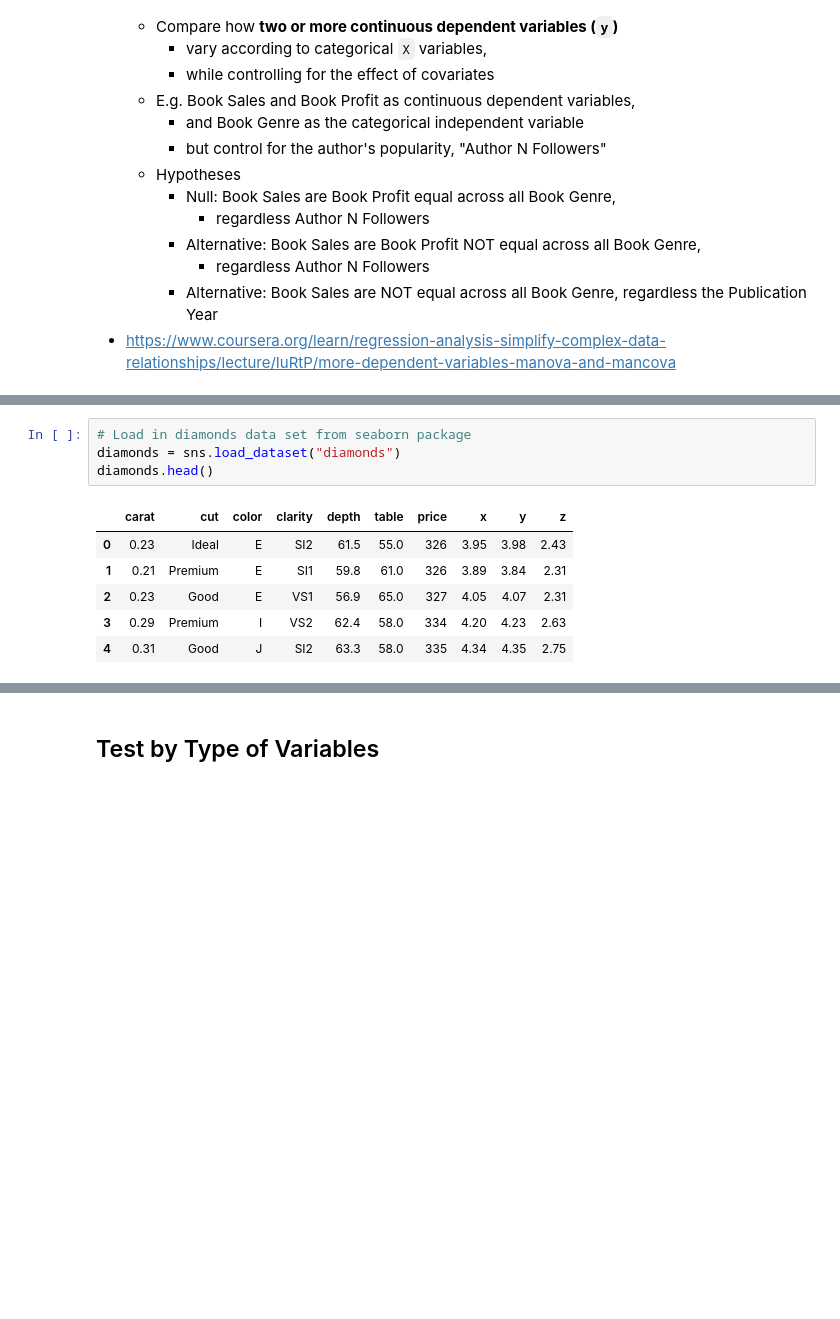
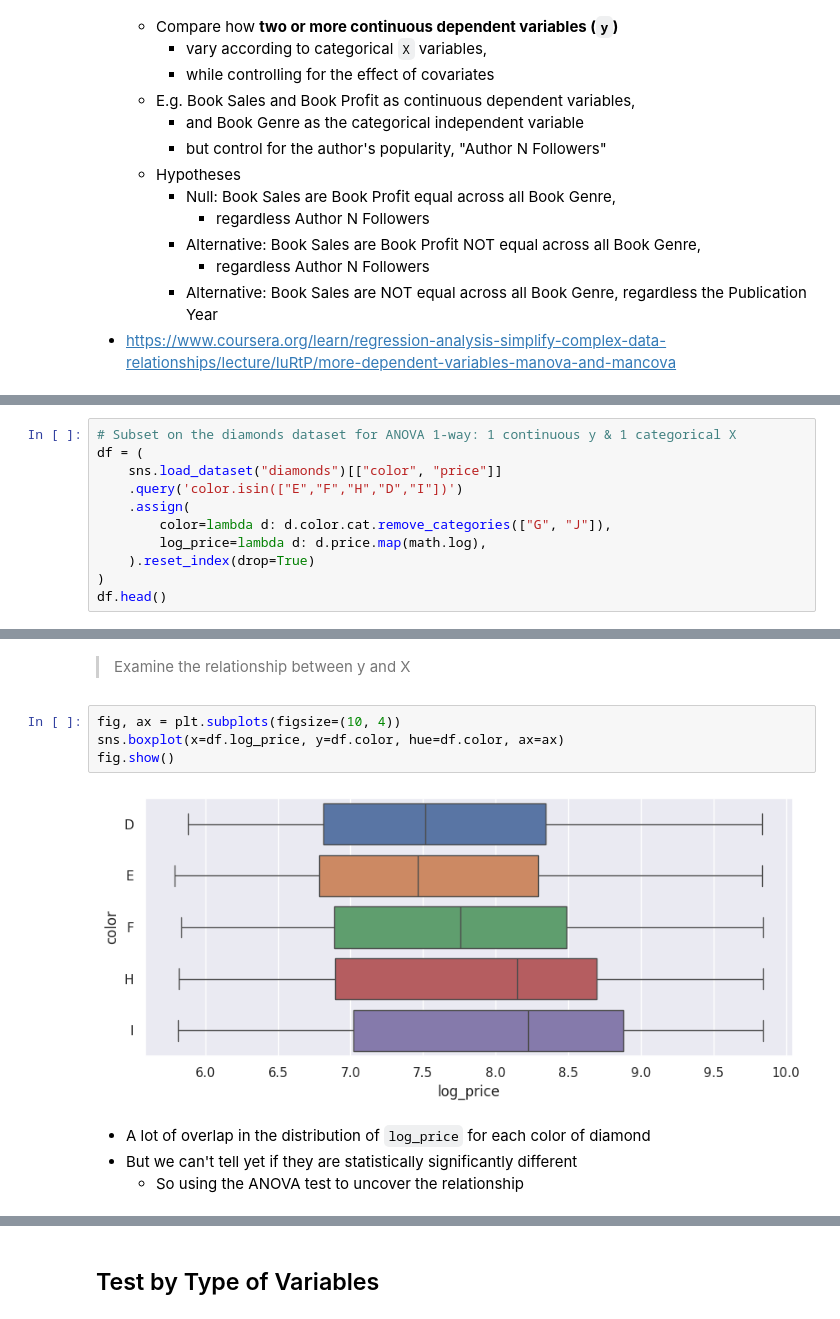
Before and after one commit to davilayang/learning-resources, a Jupyter notebook: coursera/advanced-data-analytics/stats-in-action/4-hypothesis-testing.ipynb, the cells around one changed output, grey strips where cells are left out. Drawn from its saved outputs; the diff is of its cells as text; blank space fills up the shorter version.

```diff
--- a/coursera/advanced-data-analytics/stats-in-action/4-hypothesis-testing.ipynb
+++ b/coursera/advanced-data-analytics/stats-in-action/4-hypothesis-testing.ipynb
@@ -383,0 +403,11 @@ Test Result:
+# %%
+# Subset on the diamonds dataset for ANOVA 1-way: 1 continuous y & 1 categorical X
+df = (
+    sns.load_dataset("diamonds")[["color", "price"]]
+    .query('color.isin(["E","F","H","D","I"])')
+    .assign(
+        color=lambda d: d.color.cat.remove_categories(["G", "J"]),
+        log_price=lambda d: d.price.map(math.log),
+    ).reset_index(drop=True)
+)
+df.head()
@@ -384,11 +429,12 @@ Test Result:
+# %% [markdown]
+> Examine the relationship between y and X
 # %%
-# Load in diamonds data set from seaborn package
-diamonds = sns.load_dataset("diamonds")
-diamonds.head()
+fig, ax = plt.subplots(figsize=(10, 4))
+sns.boxplot(x=df.log_price, y=df.color, hue=df.color, ax=ax)
+fig.show()
 # %% [output]
-|  | carat | cut | color | clarity | depth | table | price | x | y | z |
-| 0 | 0.23 | Ideal | E | SI2 | 61.5 | 55.0 | 326 | 3.95 | 3.98 | 2.43 |
-| 1 | 0.21 | Premium | E | SI1 | 59.8 | 61.0 | 326 | 3.89 | 3.84 | 2.31 |
-| 2 | 0.23 | Good | E | VS1 | 56.9 | 65.0 | 327 | 4.05 | 4.07 | 2.31 |
-| 3 | 0.29 | Premium | I | VS2 | 62.4 | 58.0 | 334 | 4.20 | 4.23 | 2.63 |
-| 4 | 0.31 | Good | J | SI2 | 63.3 | 58.0 | 335 | 4.34 | 4.35 | 2.75 |
+[figure, added]
+# %% [markdown]
+- A lot of overlap in the distribution of `log_price` for each color of diamond
+- But we can't tell yet if they are statistically significantly different
+  - So using the ANOVA test to uncover the relationship
```
Also changed, not shown: parts of 34 cells of this notebook, 1 other file.
